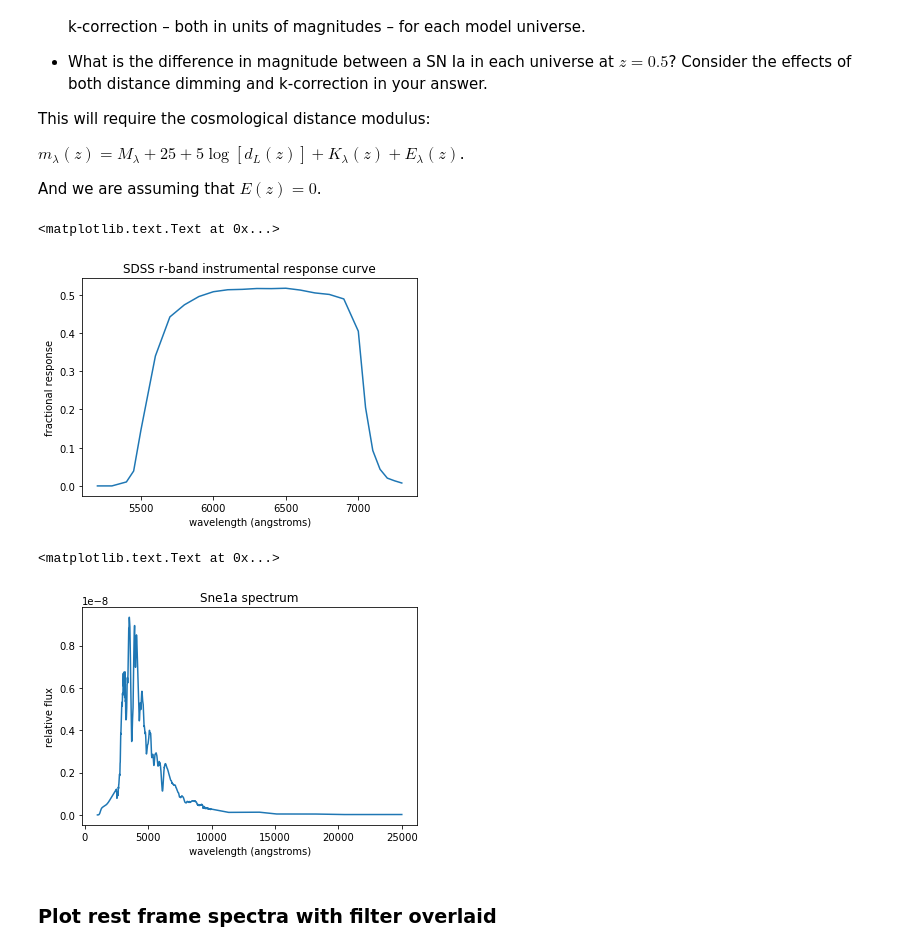
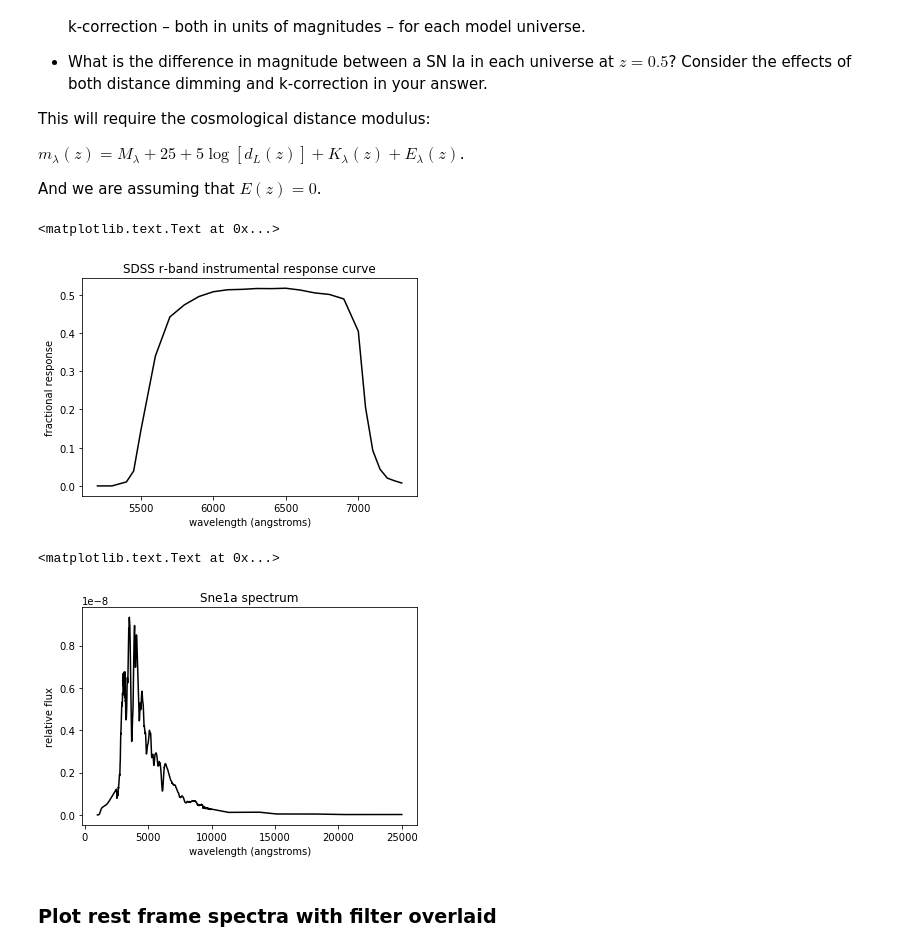
Before and after one commit to astro-britt/cosmology_ipynbs, a Jupyter notebook: cosmology_assignment3.ipynb, the cells around one changed output. Drawn from its saved outputs; the diff is of its cells as text; code cells hidden in the pictures.

```diff
--- a/cosmology_assignment3.ipynb
+++ b/cosmology_assignment3.ipynb
@@ -130,21 +127,21 @@ sdss_data = np.loadtxt('data_assignment3/sdss_r.dat')
 sne_data = np.loadtxt('data_assignment3/sn1a_15.dat')
 # %%
 # what does the data look like?
-plt.plot(sdss_data[:,0], sdss_data[:,1], label='instrumental response')
+plt.plot(sdss_data[:,0], sdss_data[:,1], label='instrumental response',c='k')
 plt.xlabel('wavelength (angstroms)')
 plt.ylabel('fractional response')
 plt.title('SDSS r-band instrumental response curve')
 # %% [output]
 <matplotlib.text.Text at 0x...>
-[figure, old version]
+[figure, new version]
 # %%
-plt.plot(sne_data[:,0], sne_data[:,1])
+plt.plot(sne_data[:,0], sne_data[:,1], c='k')
 plt.xlabel('wavelength (angstroms)')
 plt.ylabel('relative flux')
 plt.title('Sne1a spectrum')
 # %% [output]
 <matplotlib.text.Text at 0x...>
-[figure, old version]
+[figure, new version]
 # %% [markdown]
 ### Plot rest frame spectra with filter overlaid
 # %%
```
Also changed, not shown: parts of 7 cells of this notebook.
